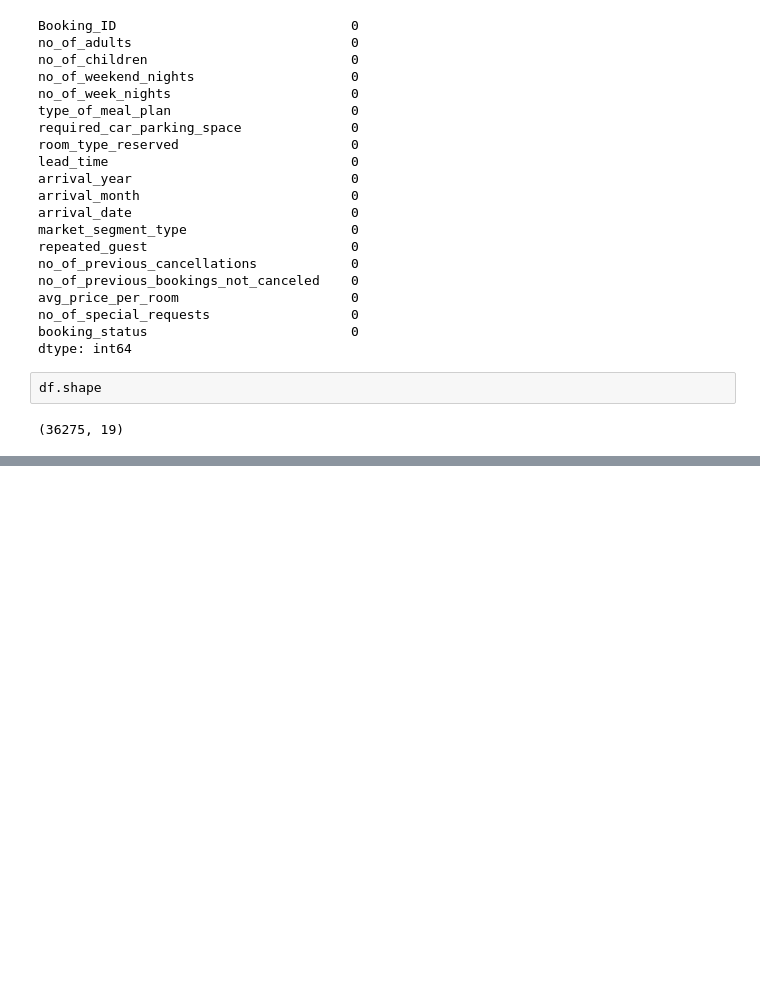
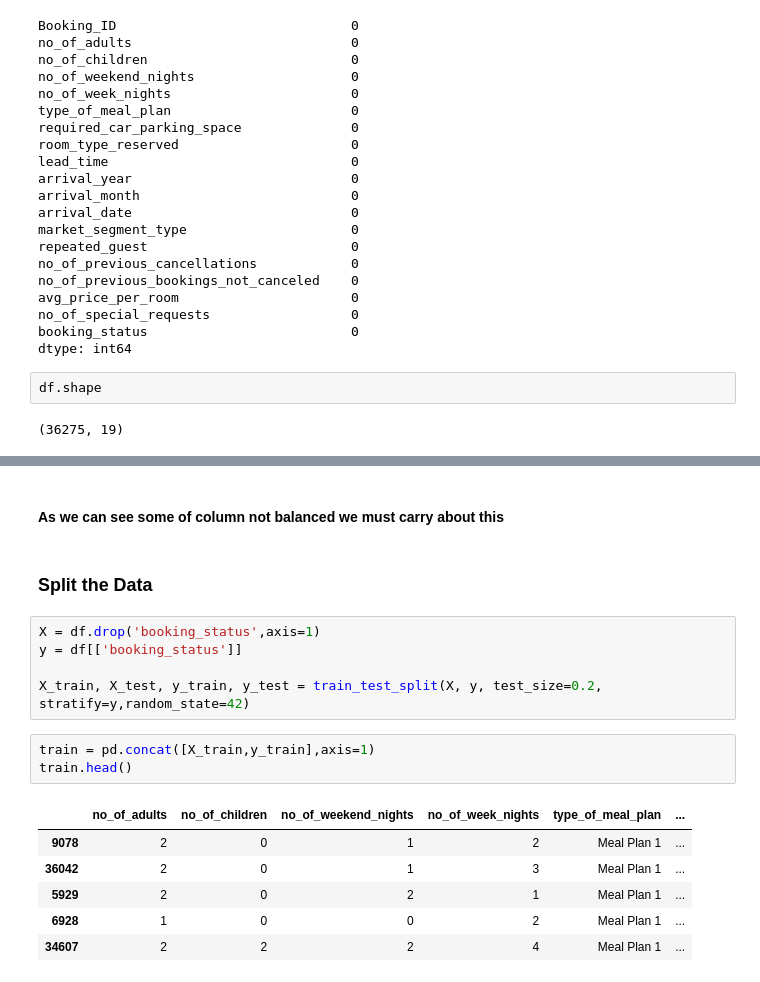
Before and after one commit to navanish17/Lab_assesment, a Jupyter notebook: research/trials.ipynb, the cells around one changed output, grey strips where cells are left out. Cells and saved outputs as stored; diff of their text form; blank space fills up the shorter version.

```diff
--- a/research/trials.ipynb
+++ b/research/trials.ipynb
@@ -91,0 +197,19 @@ df.shape
+# %% [markdown]
+#### As we can see some of column not balanced we must carry about this
+# %% [markdown]
+### Split the Data
+# %%
+X = df.drop('booking_status',axis=1)
+y = df[['booking_status']]
+
+X_train, X_test, y_train, y_test = train_test_split(X, y, test_size=0.2, stratify=y,random_state=42)
+# %%
+train = pd.concat([X_train,y_train],axis=1)
+train.head()
+# %% [output]
+|  | no_of_adults | no_of_children | no_of_weekend_nights | no_of_week_nights | type_of_meal_plan | ... |
+| 9078 | 2 | 0 | 1 | 2 | Meal Plan 1 | ... |
+| 36042 | 2 | 0 | 1 | 3 | Meal Plan 1 | ... |
+| 5929 | 2 | 0 | 2 | 1 | Meal Plan 1 | ... |
+| 6928 | 1 | 0 | 0 | 2 | Meal Plan 1 | ... |
+| 34607 | 2 | 2 | 2 | 4 | Meal Plan 1 | ... |
```
Also changed, not shown: parts of 12 cells of this notebook.
